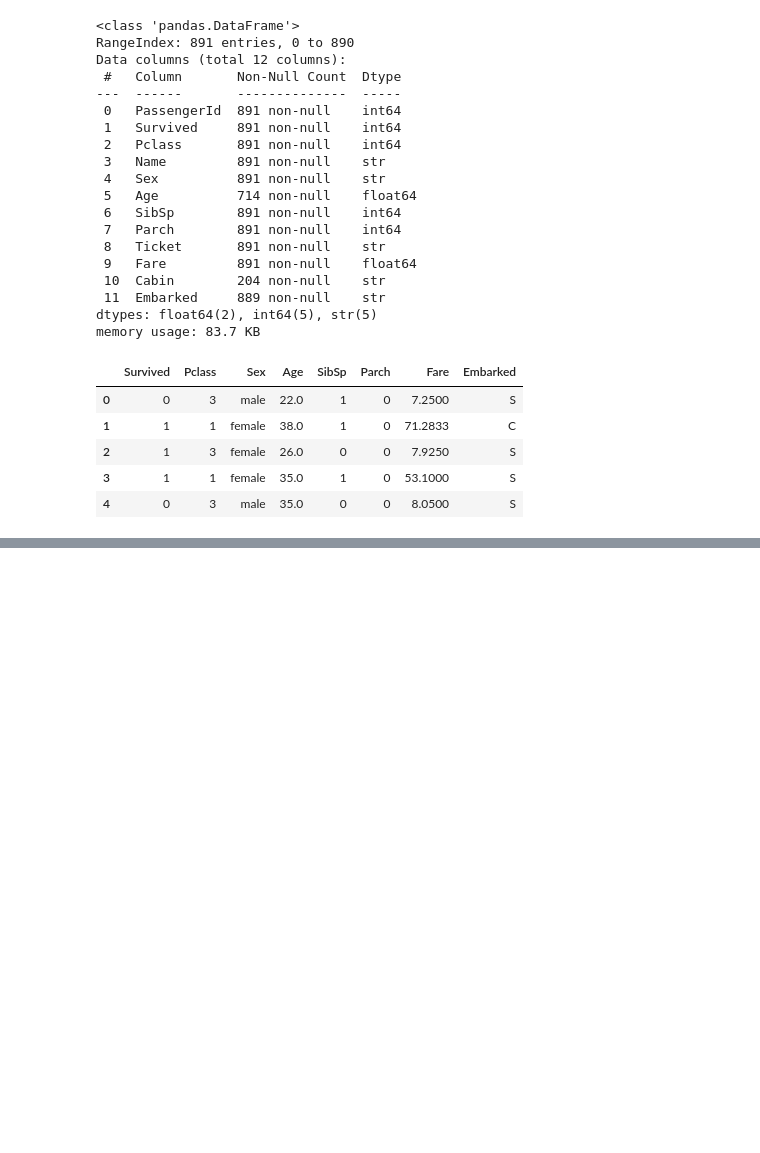
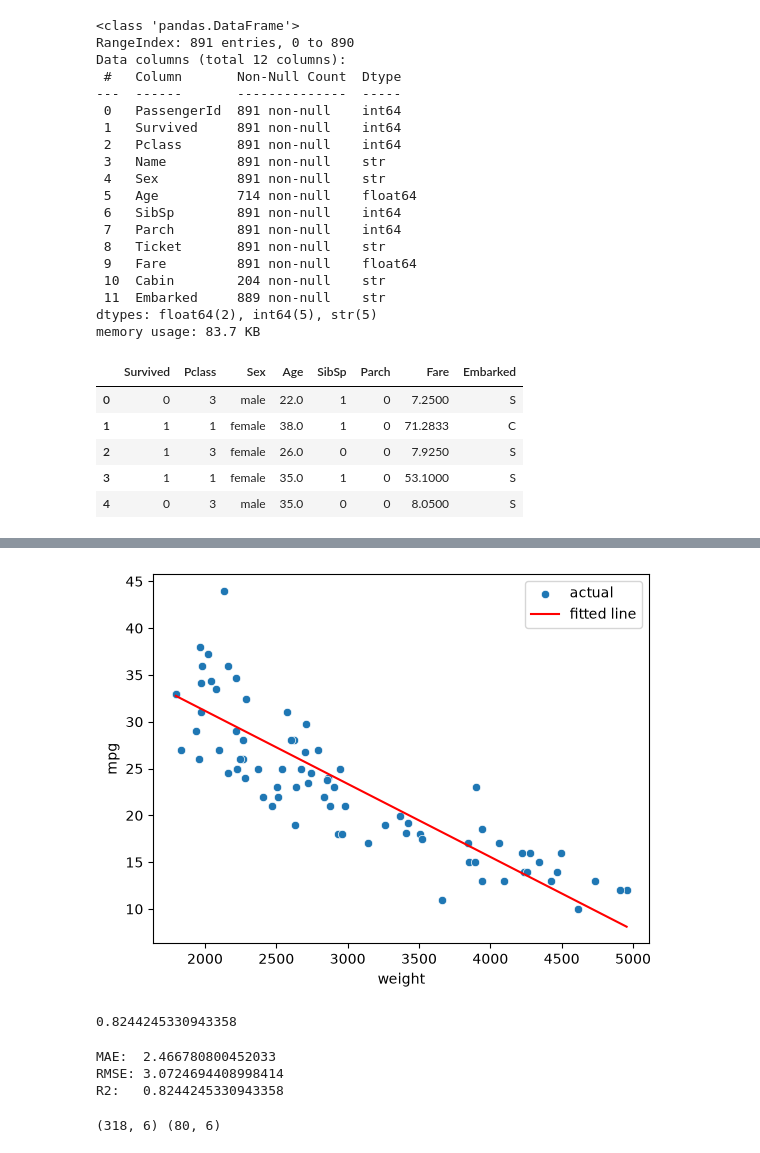
Before and after one commit to Aareevs/Vedam-Dev, a Jupyter notebook: Vedam Semester 3/Python(ML) Sem 3/Lec10_ML_Intro_To_ML.ipynb, the cells around one changed output, grey strips where cells are left out. Cells and saved outputs as stored; diff of their text form; code cells hidden in the pictures; blank space fills up the shorter version.

```diff
--- a/Vedam Semester 3/Python(ML) Sem 3/Lec10_ML_Intro_To_ML.ipynb
+++ b/Vedam Semester 3/Python(ML) Sem 3/Lec10_ML_Intro_To_ML.ipynb
@@ -84,0 +159,35 @@ df.head()
+# %%
+sns.scatterplot(x=X_test['weight'], y=y_test, label='actual')
+sns.lineplot(x=X_test['weight'], y=model.predict(X_test[['weight']]),
+             color='red', label='fitted line')
+plt.show()
+# %% [output]
+[figure, added]
+# %%
+model_all = LinearRegression()
+model_all.fit(X_train, y_train)
+print(model_all.score(X_test, y_test))
+# %% [output]
+0.8244245330943358
+# %%
+from sklearn.metrics import mean_absolute_error, mean_squared_error, r2_score
+
+y_pred = model_all.predict(X_test)
+
+print("MAE: ", mean_absolute_error(y_test, y_pred))
+print("RMSE:", np.sqrt(mean_squared_error(y_test, y_pred)))
+print("R2:  ", r2_score(y_test, y_pred))
+# %% [output]
+MAE:  2.466780800452033
+RMSE: 3.0724694408998414
+R2:   0.8244245330943358
+# %%
+from sklearn.preprocessing import StandardScaler
+
+scaler = StandardScaler()
+X_trained_scaled = scaler.fit_transform(X_train)
+X_test_scaled = scaler.transform(X_test)
+
+print(X_trained_scaled.shape, X_test_scaled.shape)
+# %% [output]
+(318, 6) (80, 6)
```
Also changed, not shown: parts of 18 cells of this notebook, 31 other files.
